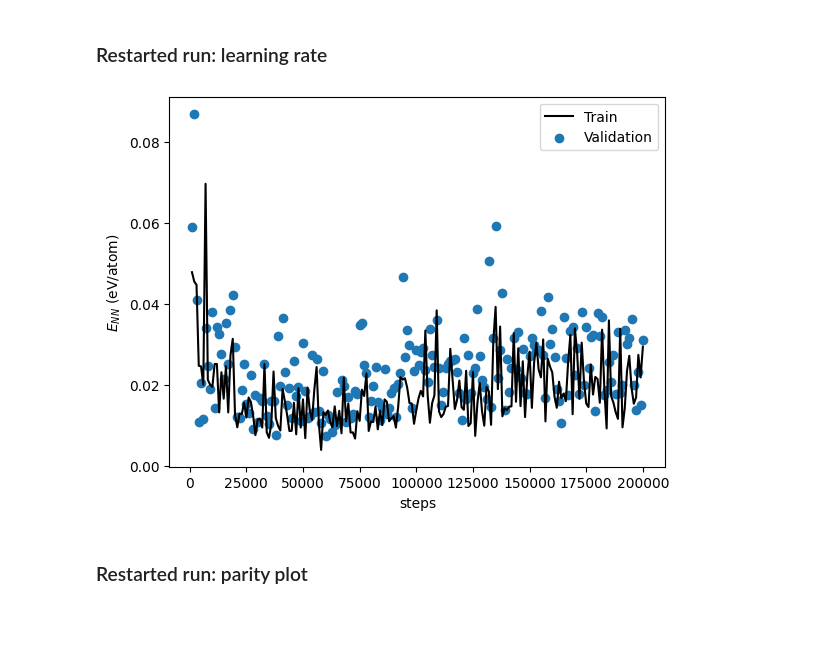
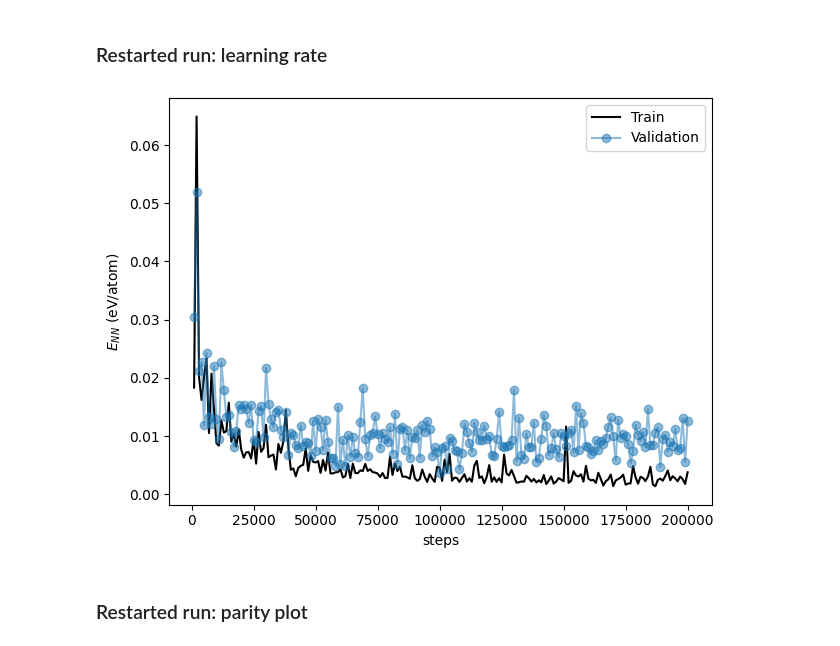
Before and after one commit to apolmiguel/how2trainyournetwork_course, a Jupyter notebook: exercise_1_carbon.ipynb, the cells around one changed output. Cells and saved outputs as stored; diff of their text form; code cells hidden in the pictures; blank space fills up the shorter version.

```diff
--- a/exercise_1_carbon.ipynb
+++ b/exercise_1_carbon.ipynb
@@ -375,15 +283,15 @@ Epoch 200/200
 # %% [markdown]
 ### Restarted run: learning rate
 # %%
-df_trial = pd.read_csv('train_diamond1000_trial/metrics.dat', delim_whitespace=True)
-plt.plot(df_trial['tot_st'], df_trial['MAE/at'], color='k', label='Train')
-plt.scatter(df_trial['tot_st'], df_trial['val_MAE/at'], label='Validation')
+df_restart = pd.read_csv('train_diamond1000/metrics.dat', delim_whitespace=True)
+plt.plot(df_restart['tot_st'], df_restart['MAE/at'], color='k', label='Train')
+plt.plot(df_restart['tot_st'], df_restart['val_MAE/at'],'o-', label='Validation', alpha=0.5)
 plt.ylabel(r'$E_{NN}$ (eV/atom)')
 plt.xlabel('steps')
 plt.legend()
-plt.show()
+plt.tight_layout()
 # %% [output]
-[figure, old version]
+[figure, new version]
 # %% [markdown]
 ### Restarted run: parity plot
 # %%
```
Also changed, not shown: parts of 38 cells of this notebook, 2 other files.
